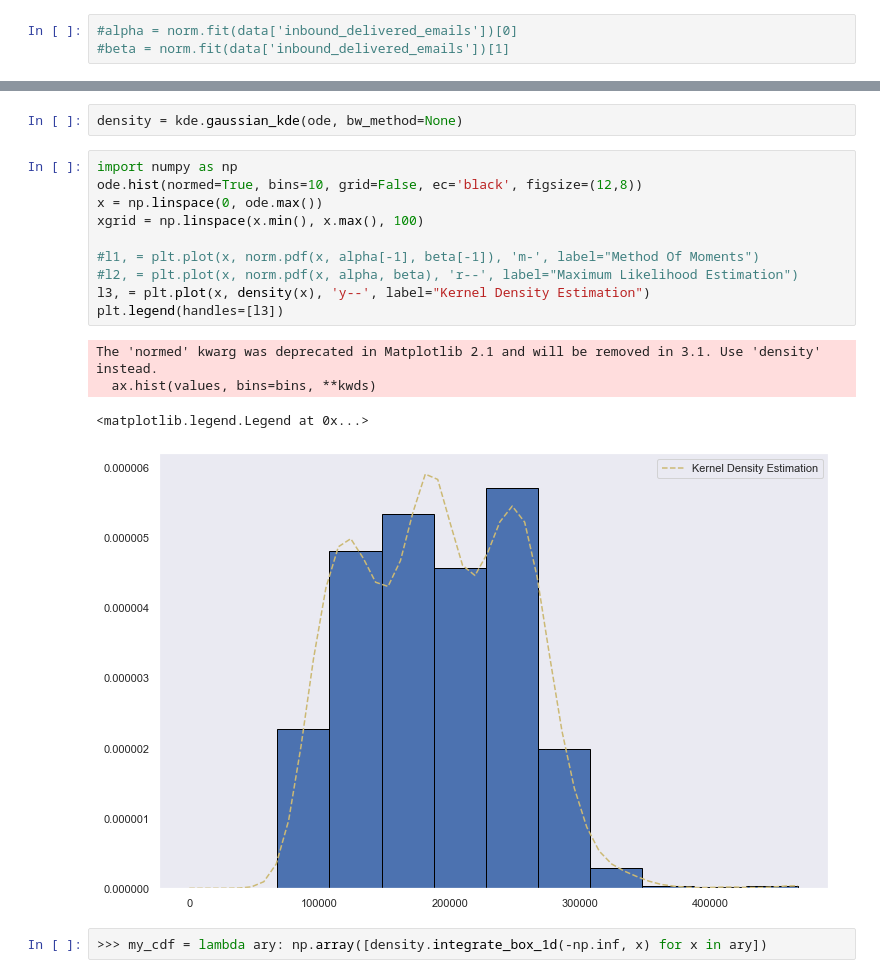
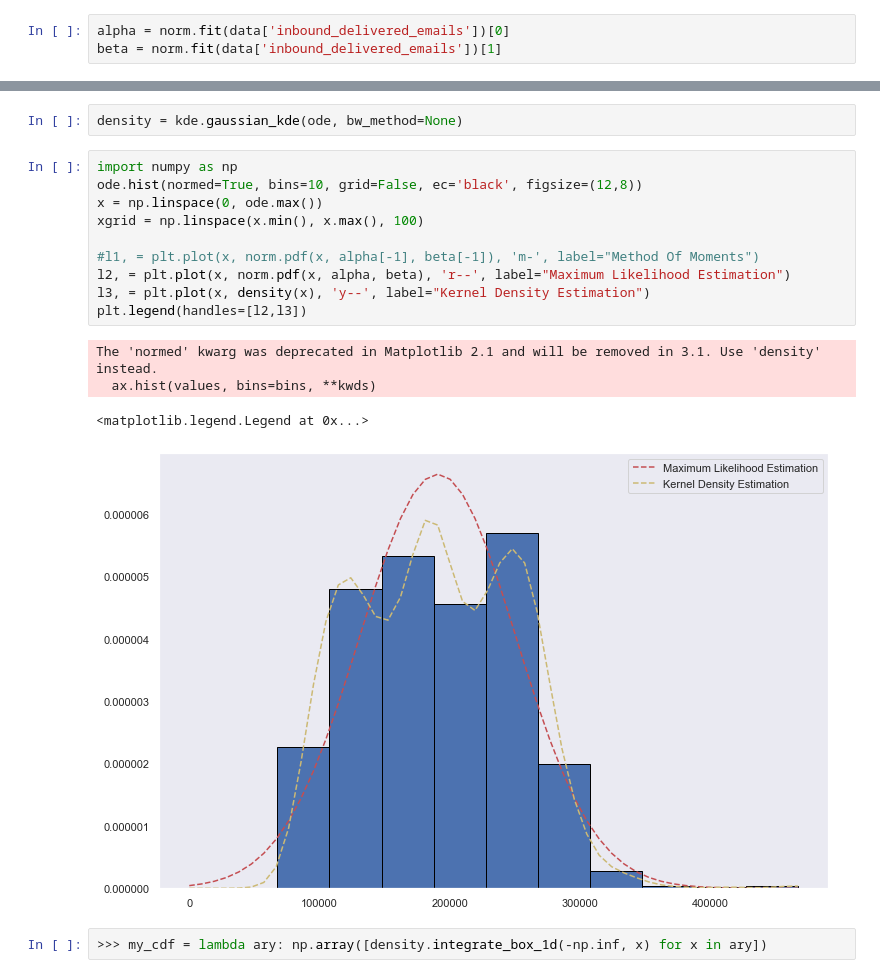
Before and after one commit to UNCG-CSE/G_Suite_Metrics, a Jupyter notebook: src/Henry/Gmail Analysis/Estimators/inbound_delivered_emails.ipynb, the cells around one changed output, grey strips where cells are left out. Cells and saved outputs as stored; diff of their text form.

```diff
--- a/src/Henry/Gmail Analysis/Estimators/inbound_delivered_emails.ipynb
+++ b/src/Henry/Gmail Analysis/Estimators/inbound_delivered_emails.ipynb
@@ -107,8 +107,8 @@ data.loc['2019'].plot()
 <matplotlib.axes._subplots.AxesSubplot at 0x...>
 [figure]
 # %%
-#alpha = norm.fit(data['inbound_delivered_emails'])[0]
-#beta = norm.fit(data['inbound_delivered_emails'])[1]
+alpha = norm.fit(data['inbound_delivered_emails'])[0]
+beta = norm.fit(data['inbound_delivered_emails'])[1]
 # %%
 ode = data['inbound_delivered_emails']
 # %%
@@ -116,18 +116,18 @@ density = kde.gaussian_kde(ode, bw_method=None)
 # %%
 import numpy as np
 ode.hist(normed=True, bins=10, grid=False, ec='black', figsize=(12,8))
 x = np.linspace(0, ode.max())
 xgrid = np.linspace(x.min(), x.max(), 100)
 
 #l1, = plt.plot(x, norm.pdf(x, alpha[-1], beta[-1]), 'm-', label="Method Of Moments")
-#l2, = plt.plot(x, norm.pdf(x, alpha, beta), 'r--', label="Maximum Likelihood Estimation")
+l2, = plt.plot(x, norm.pdf(x, alpha, beta), 'r--', label="Maximum Likelihood Estimation")
 l3, = plt.plot(x, density(x), 'y--', label="Kernel Density Estimation")
-plt.legend(handles=[l3])
+plt.legend(handles=[l2,l3])
 # %% [output]
 The 'normed' kwarg was deprecated in Matplotlib 2.1 and will be removed in 3.1. Use 'density' instead.
   ax.hist(values, bins=bins, **kwds)
 <matplotlib.legend.Legend at 0x...>
-[figure, old version]
+[figure, new version]
 # %%
 >>> my_cdf = lambda ary: np.array([density.integrate_box_1d(-np.inf, x) for x in ary])
 # %%
```
Also changed, not shown: parts of 2 cells of this notebook, 7 other files.
